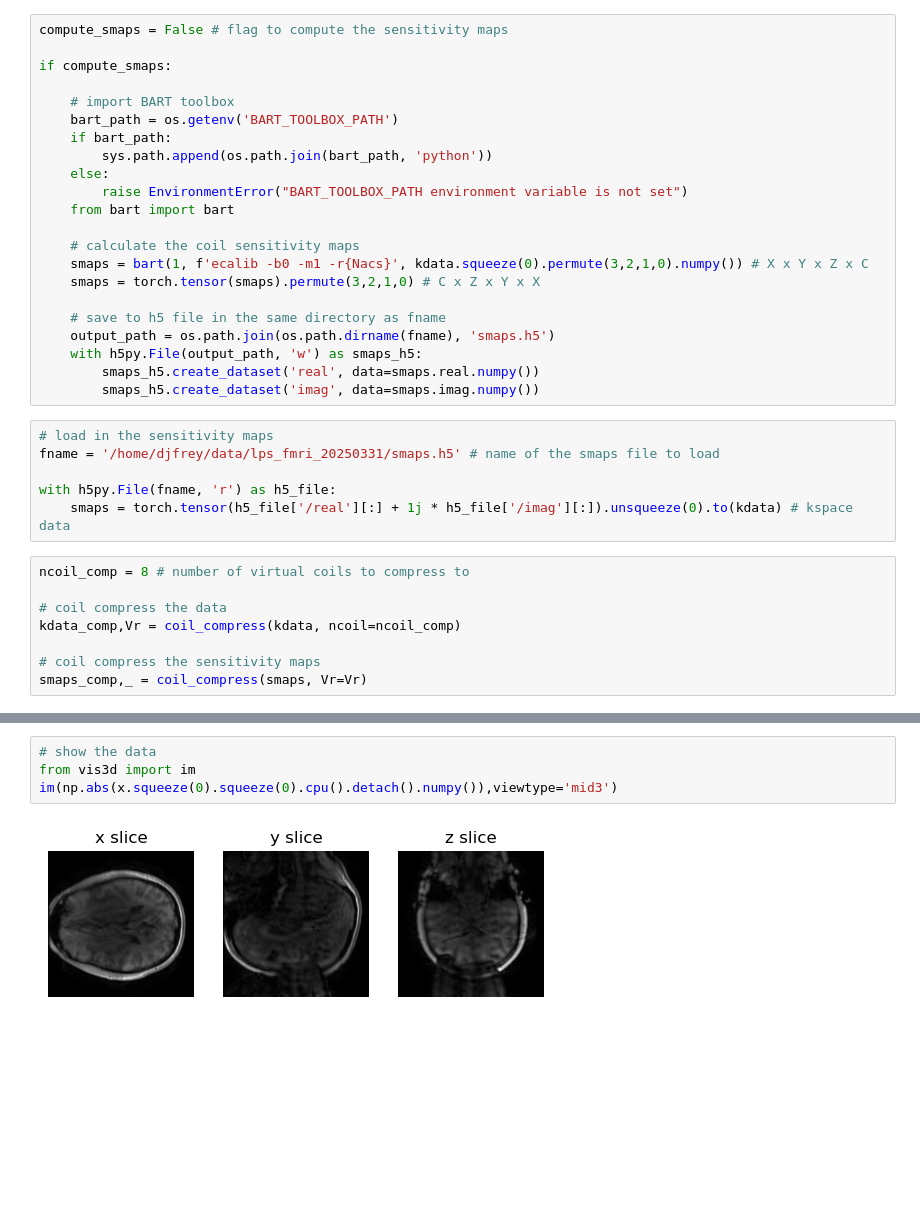
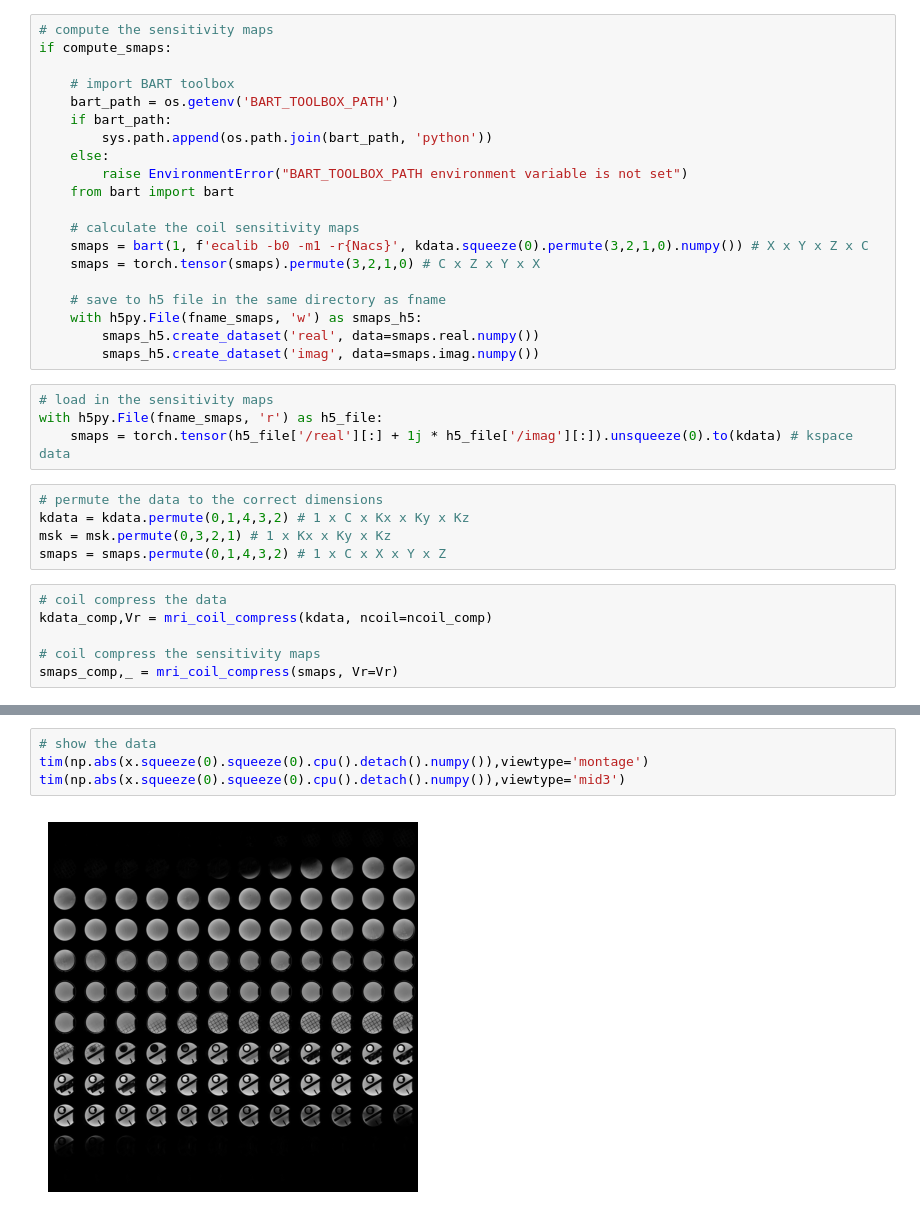
Before and after one commit to fmrifrey/umlps, a Jupyter notebook: recon_pytorch/gre3d_recon.ipynb, the cells around one changed output, grey strips where cells are left out. Saved outputs shown, nothing was run; the diff lists cells and outputs as text; blank space fills up the shorter version.

```diff
--- a/recon_pytorch/gre3d_recon.ipynb
+++ b/recon_pytorch/gre3d_recon.ipynb
@@ -36,8 +42,7 @@ with h5py.File(fname, 'r') as h5_file:
 kdata = torch.tensor(kdata).reshape(1,ncoil,N,N,N) # 1 x C x Kz x Ky x Kx
 msk = torch.tensor(msk).unsqueeze(0) # 1 x Kz x Ky x Kx
 # %%
-compute_smaps = False # flag to compute the sensitivity maps
-
+# compute the sensitivity maps
 if compute_smaps:
 
     # import BART toolbox
@@ -53,22 +58,22 @@ if compute_smaps:
     smaps = torch.tensor(smaps).permute(3,2,1,0) # C x Z x Y x X
 
     # save to h5 file in the same directory as fname
-    output_path = os.path.join(os.path.dirname(fname), 'smaps.h5')
-    with h5py.File(output_path, 'w') as smaps_h5:
+    with h5py.File(fname_smaps, 'w') as smaps_h5:
         smaps_h5.create_dataset('real', data=smaps.real.numpy())
         smaps_h5.create_dataset('imag', data=smaps.imag.numpy())
 # %%
 # load in the sensitivity maps
-fname = '/home/djfrey/data/lps_fmri_20250331/smaps.h5' # name of the smaps file to load
-
-with h5py.File(fname, 'r') as h5_file:
+with h5py.File(fname_smaps, 'r') as h5_file:
     smaps = torch.tensor(h5_file['/real'][:] + 1j * h5_file['/imag'][:]).unsqueeze(0).to(kdata) # kspace data
+# %%
+# permute the data to the correct dimensions
+kdata = kdata.permute(0,1,4,3,2) # 1 x C x Kx x Ky x Kz
+msk = msk.permute(0,3,2,1) # 1 x Kx x Ky x Kz
+smaps = smaps.permute(0,1,4,3,2) # 1 x C x X x Y x Z
 # %%
-ncoil_comp = 8 # number of virtual coils to compress to
-
 # coil compress the data
-kdata_comp,Vr = coil_compress(kdata, ncoil=ncoil_comp)
+kdata_comp,Vr = mri_coil_compress(kdata, ncoil=ncoil_comp)
 
 # coil compress the sensitivity maps
-smaps_comp,_ = coil_compress(smaps, Vr=Vr)
+smaps_comp,_ = mri_coil_compress(smaps, Vr=Vr)
 # %%
@@ -117,6 +117,6 @@ OutOfMemoryError: CUDA out of memory. Tried to allocate 1.27 GiB. GPU 2 has a to
 # %%
 # show the data
-from vis3d import im
-im(np.abs(x.squeeze(0).squeeze(0).cpu().detach().numpy()),viewtype='mid3')
+tim(np.abs(x.squeeze(0).squeeze(0).cpu().detach().numpy()),viewtype='montage')
+tim(np.abs(x.squeeze(0).squeeze(0).cpu().detach().numpy()),viewtype='mid3')
 # %% [output]
-[figure, old version]
+[figure, new version]
```
Also changed, not shown: parts of 7 cells of this notebook, 3 other files.
